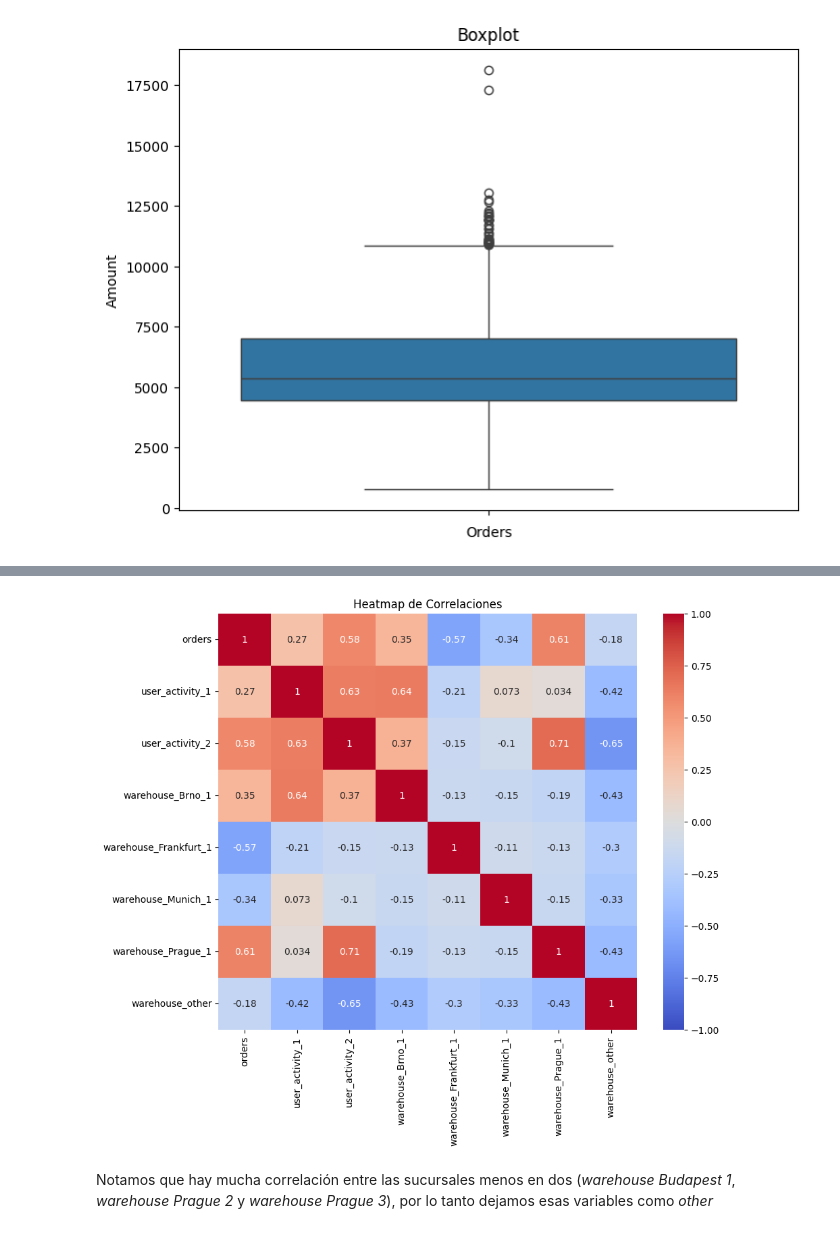
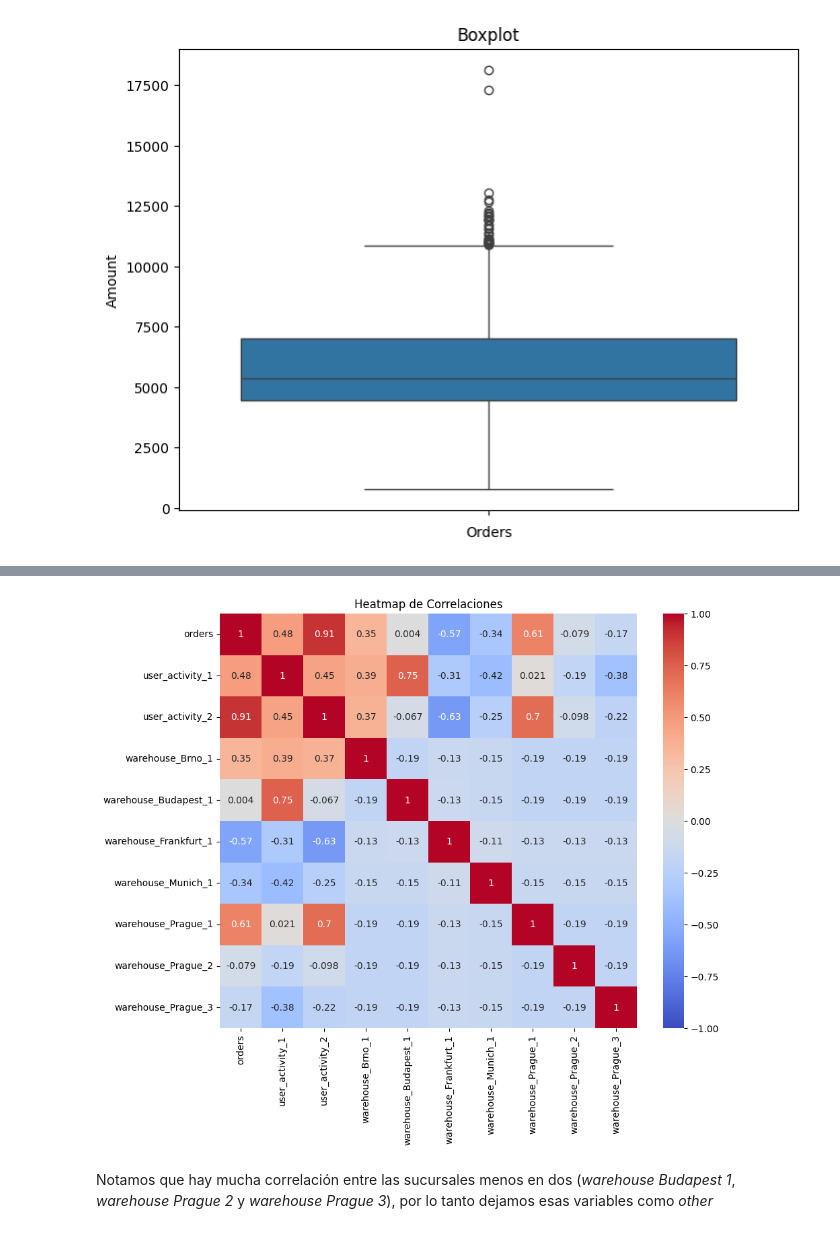
Before and after one commit to Manuel-Pol/Rohlik-orders-challenge, a Jupyter notebook: visus.ipynb, the cells around one changed output, grey strips where cells are left out. Drawn from its saved outputs; the diff is of its cells as text; code cells hidden in the pictures.

```diff
--- a/visus.ipynb
+++ b/visus.ipynb
@@ -220,5 +217,6 @@ See the caveats in the documentation: https://pandas.pydata.org/pandas-docs/stab
 7340 rows × 2 columns
 # %%
-df_clean = pd.concat([df_clean.drop('warehouse', axis=1), pd.get_dummies(df_clean.warehouse).astype('int').add_prefix('warehouse_')], axis=1)
-df_clean
+# Reemplazamos warehouse por sus variables dummies a la vez que quitamos el resto de variables
+df_warehouses = pd.concat([df_clean.drop(["warehouse", "holiday", "holiday_name", 'date', 'id', "shops_closed", "school_holidays", "winter_school_holidays"], axis=1), pd.get_dummies(df_clean.warehouse).astype('int').add_prefix('warehouse_')], axis=1)
+df_warehouses
 # %% [output]
@@ -238,14 +236,12 @@ df_clean
 # %%
-df_warehouse = df_clean.drop(columns=["holiday", "holiday_name", 'date', 'id', "shops_closed", "school_holidays", "winter_school_holidays"])
-
 # Crear el heatmap
 plt.figure(figsize=(10, 8))
-sns.heatmap(df_warehouse.corr(), annot=True, cmap='coolwarm', vmin=-1, vmax=1)
+sns.heatmap(df_warehouses.corr(), annot=True, cmap='coolwarm', vmin=-1, vmax=1)
 
 # Personalizar el gráfico
 plt.title('Heatmap de Correlaciones')
 plt.show()
 # %% [output]
-[figure, old version]
+[figure, new version]
 # %% [markdown]
 Notamos que hay mucha correlación entre las sucursales menos en dos (_warehouse Budapest 1_,  _warehouse Prague 2_ y _warehouse Prague 3_), por lo tanto dejamos esas variables como _other_
```
Also changed, not shown: parts of 40 cells of this notebook.
